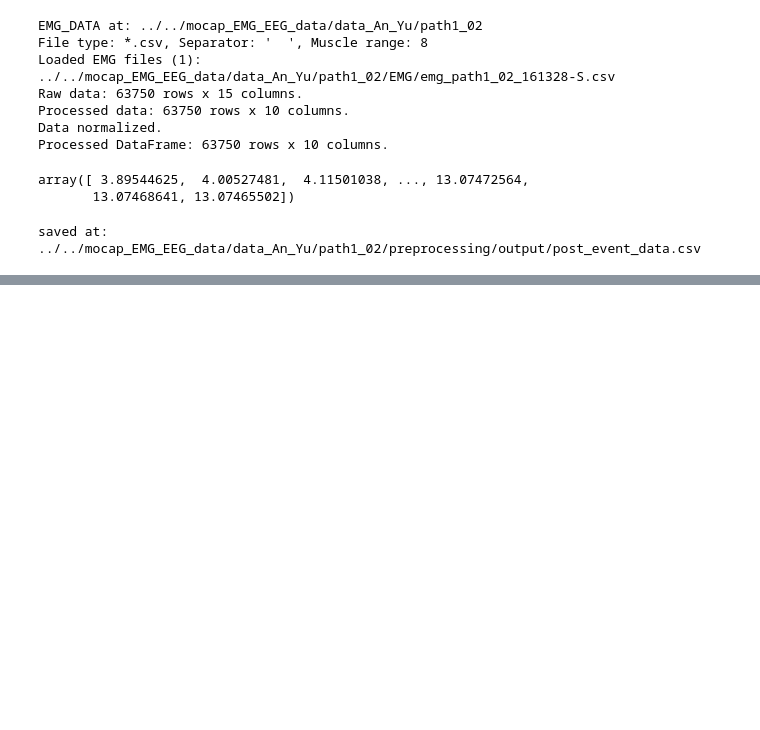
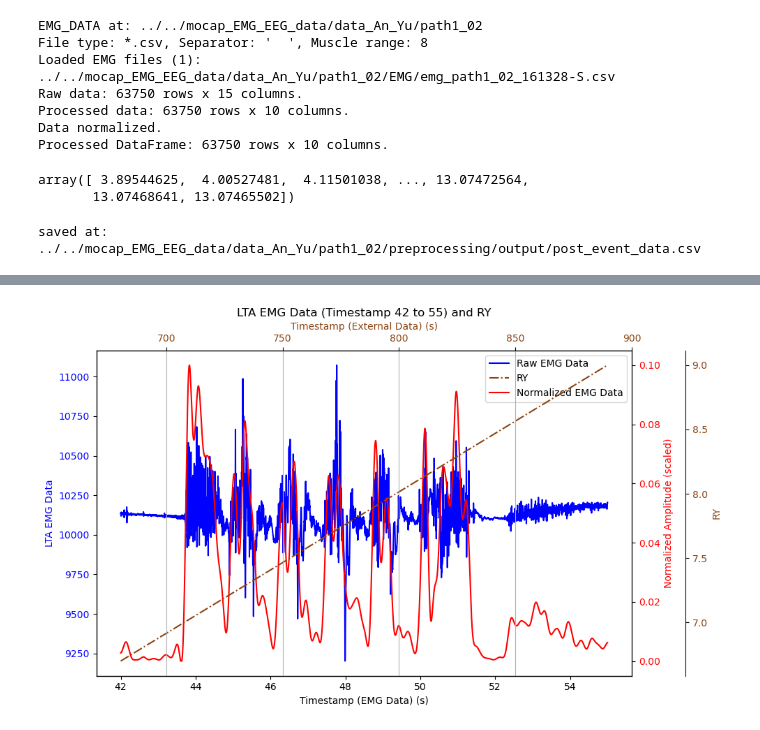
Before and after one commit to eddLai/ExoskeletonPowerAsistance, a Jupyter notebook: simulation/preprocessing/analysis/EMG_class_example.ipynb, the cells around one changed output, grey strips where cells are left out. Cells and saved outputs as stored; diff of their text form; code cells hidden in the pictures; blank space fills up the shorter version.

```diff
--- a/simulation/preprocessing/analysis/EMG_class_example.ipynb
+++ b/simulation/preprocessing/analysis/EMG_class_example.ipynb
@@ -109,0 +120,33 @@ emg_data.plot_emg(MUSCLE_NAME, start, end, show_processed=False, show_envelope_r
+# %%
+import numpy as np
+import pandas as pd
+
+start_flag_external = 670
+end_flag_external = 900
+
+# 計算數據點的數量
+external_time = np.linspace(0, 1000, num=1001)
+external_values = np.linspace(0, 10, num=1001)  # 模擬一條直線
+external_series = pd.Series(data=external_values, index=external_time)
+additional_data_filtered = external_series[(external_series.index >= start_flag_external) &
+                                          (external_series.index <= end_flag_external)]
+
+additional_data = {
+    'data': additional_data_filtered,          # 傳入篩選後的 RHeel_Y 數據
+    'label': 'RY',                        # 圖例標籤
+}
+# %%
+emg_data.plot_emg(
+    muscle_name='LTA',
+    start_flag=start,
+    end_flag=end,
+    show_raw=True,
+    show_processed=False,
+    show_envelope_raw=False,
+    show_normalized=True,
+    additional_start_flag=start_flag_external,
+    additional_end_flag=end_flag_external,
+    additional_data=additional_data
+)
+# %% [output]
+[figure, added]
```
Also changed, not shown: parts of 1 cell of this notebook, 1 other file.
